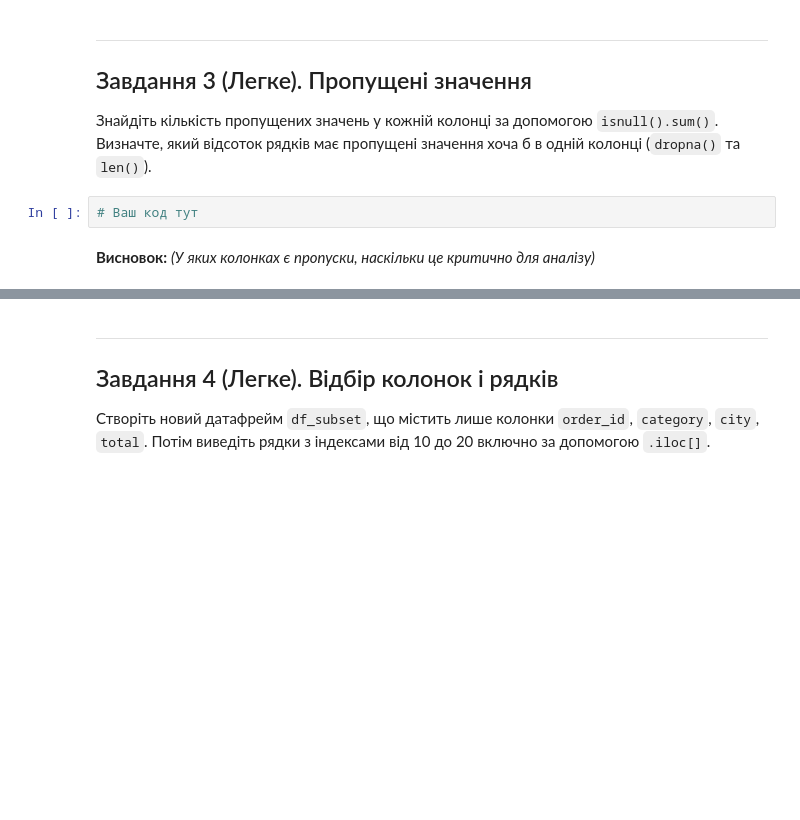
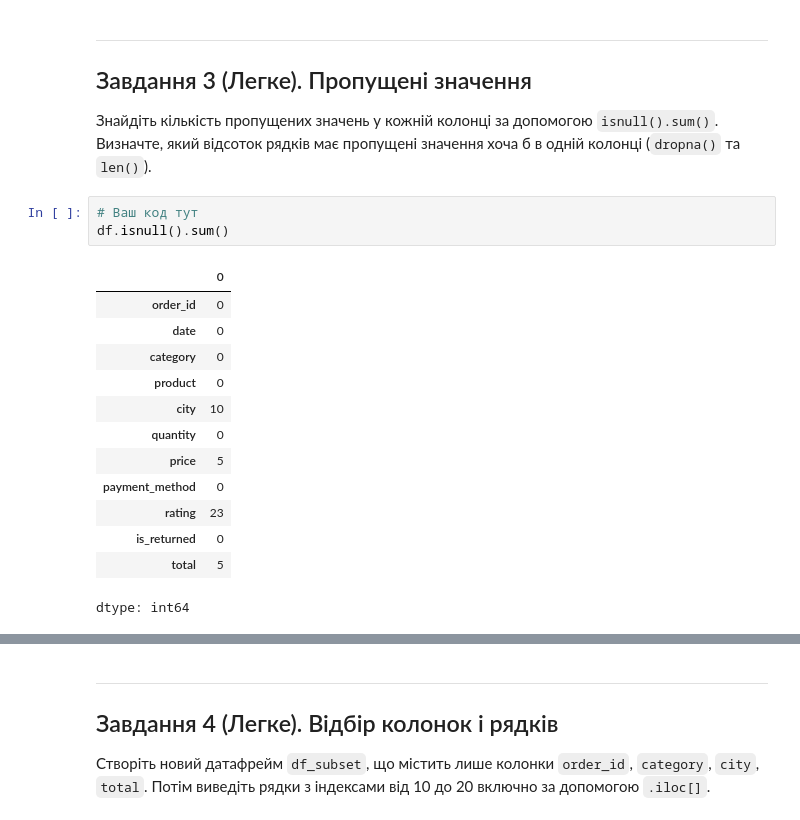
Before and after one commit to VikiTarasova/DTA_2026, a Jupyter notebook: Homework/task28_pandas_tasks_beginners_DTA.ipynb, the cells around one changed output, grey strips where cells are left out. Saved outputs shown, nothing was run; the diff lists cells and outputs as text; blank space fills up the shorter version.

```diff
--- a/Homework/task28_pandas_tasks_beginners_DTA.ipynb
+++ b/Homework/task28_pandas_tasks_beginners_DTA.ipynb
@@ -78,5 +149,18 @@ df.info()
 Знайдіть кількість пропущених значень у кожній колонці за допомогою `isnull().sum()`. Визначте, який відсоток рядків має пропущені значення хоча б в одній колонці (`dropna()` та `len()`).
 # %%
 # Ваш код тут
+df.isnull().sum()
+# %% [output]
+|  | 0 |
+| order_id | 0 |
+| date | 0 |
+| category | 0 |
+| product | 0 |
+| city | 10 |
+| quantity | 0 |
+| price | 5 |
+| payment_method | 0 |
+| rating | 23 |
+| is_returned | 0 |
+| total | 5 |
+dtype: int64
-# %% [markdown]
-**Висновок:** *(У яких колонках є пропуски, наскільки це критично для аналізу)*
```
Also changed, not shown: parts of 39 cells of this notebook.
